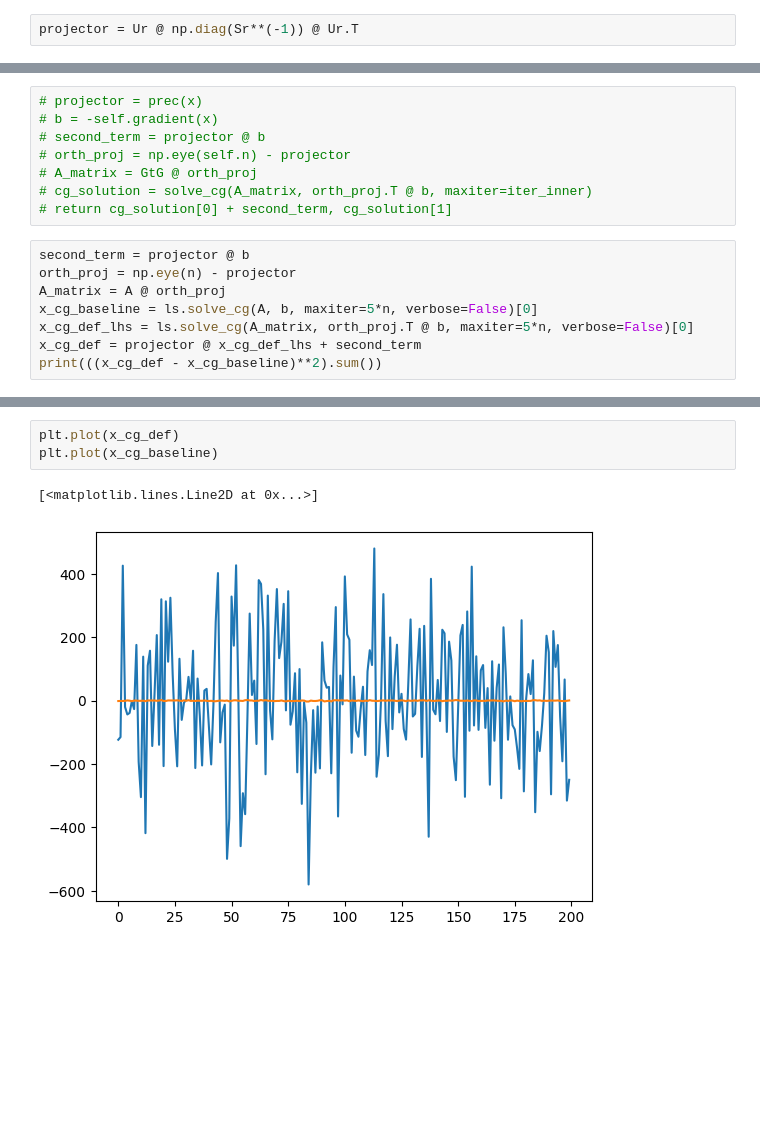
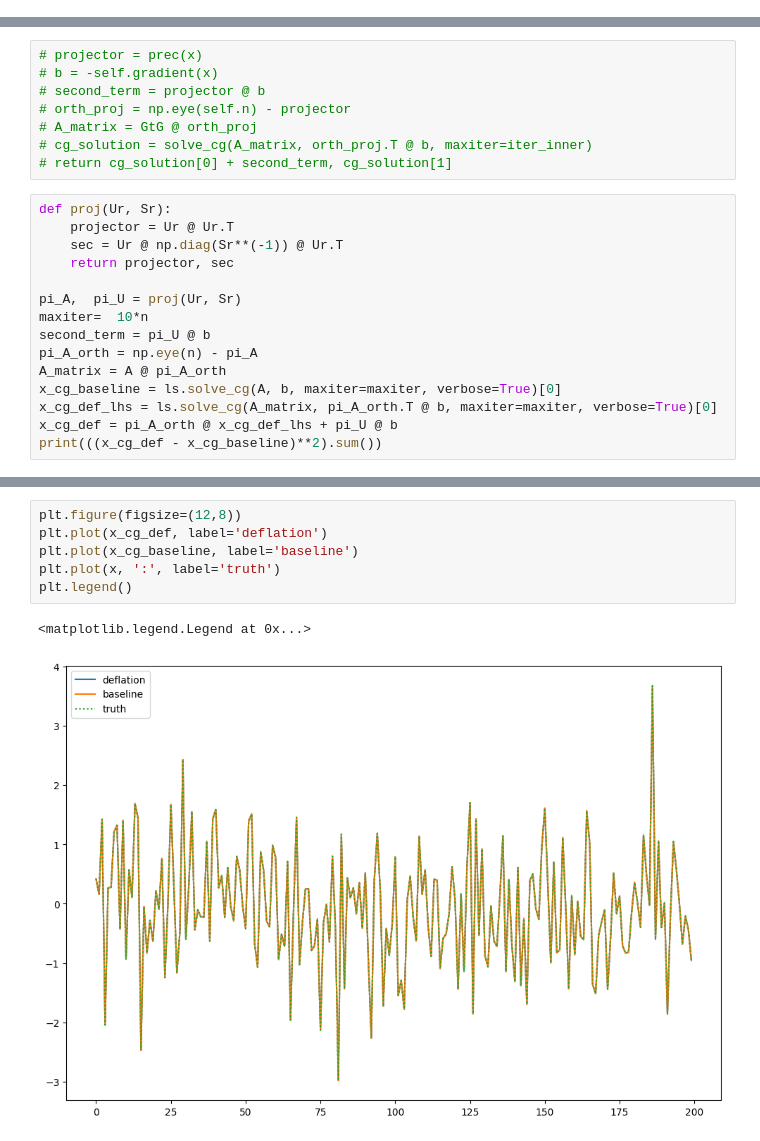
Before and after one commit to VTrappler/DA_PoC, a Jupyter notebook: DA_PoC/common/linearsolver.ipynb, the cells around one changed output, grey strips where cells are left out. Saved outputs shown, nothing was run; the diff lists cells and outputs as text; blank space fills up the shorter version.

```diff
--- a/DA_PoC/common/linearsolver.ipynb
+++ b/DA_PoC/common/linearsolver.ipynb
@@ -51,2 +60,0 @@ Ur, Sr, Vr = U[:, r:], S[r:], VT.T[:, r:]
-# %%
-projector = Ur @ np.diag(Sr**(-1)) @ Ur.T
@@ -59,11 +72,18 @@ projector = Ur @ np.diag(Sr**(-1)) @ Ur.T
 # cg_solution = solve_cg(A_matrix, orth_proj.T @ b, maxiter=iter_inner)
 # return cg_solution[0] + second_term, cg_solution[1]
 # %%
-second_term = projector @ b
-orth_proj = np.eye(n) - projector
-A_matrix = A @ orth_proj
-x_cg_baseline = ls.solve_cg(A, b, maxiter=5*n, verbose=False)[0]
-x_cg_def_lhs = ls.solve_cg(A_matrix, orth_proj.T @ b, maxiter=5*n, verbose=False)[0]
-x_cg_def = projector @ x_cg_def_lhs + second_term
+def proj(Ur, Sr):
+    projector = Ur @ Ur.T
+    sec = Ur @ np.diag(Sr**(-1)) @ Ur.T
+    return projector, sec
+
+pi_A,  pi_U = proj(Ur, Sr)
+maxiter=  10*n
+second_term = pi_U @ b
+pi_A_orth = np.eye(n) - pi_A
+A_matrix = A @ pi_A_orth
+x_cg_baseline = ls.solve_cg(A, b, maxiter=maxiter, verbose=True)[0]
+x_cg_def_lhs = ls.solve_cg(A_matrix, pi_A_orth.T @ b, maxiter=maxiter, verbose=True)[0]
+x_cg_def = pi_A_orth @ x_cg_def_lhs + pi_U @ b
 print(((x_cg_def - x_cg_baseline)**2).sum())
 # %% [output]
@@ -71,6 +107,9 @@ print(((x_cg_def - x_cg_baseline)**2).sum())
-# %%
-plt.plot(x_cg_def)
-plt.plot(x_cg_baseline)
-# %% [output]
-[<matplotlib.lines.Line2D at 0x...>]
-[figure, removed]
+# %%
+plt.figure(figsize=(12,8))
+plt.plot(x_cg_def, label='deflation')
+plt.plot(x_cg_baseline, label='baseline')
+plt.plot(x, ':', label='truth')
+plt.legend()
+# %% [output]
+<matplotlib.legend.Legend at 0x...>
+[figure, added]
```
Also changed, not shown: parts of 5 cells of this notebook.
